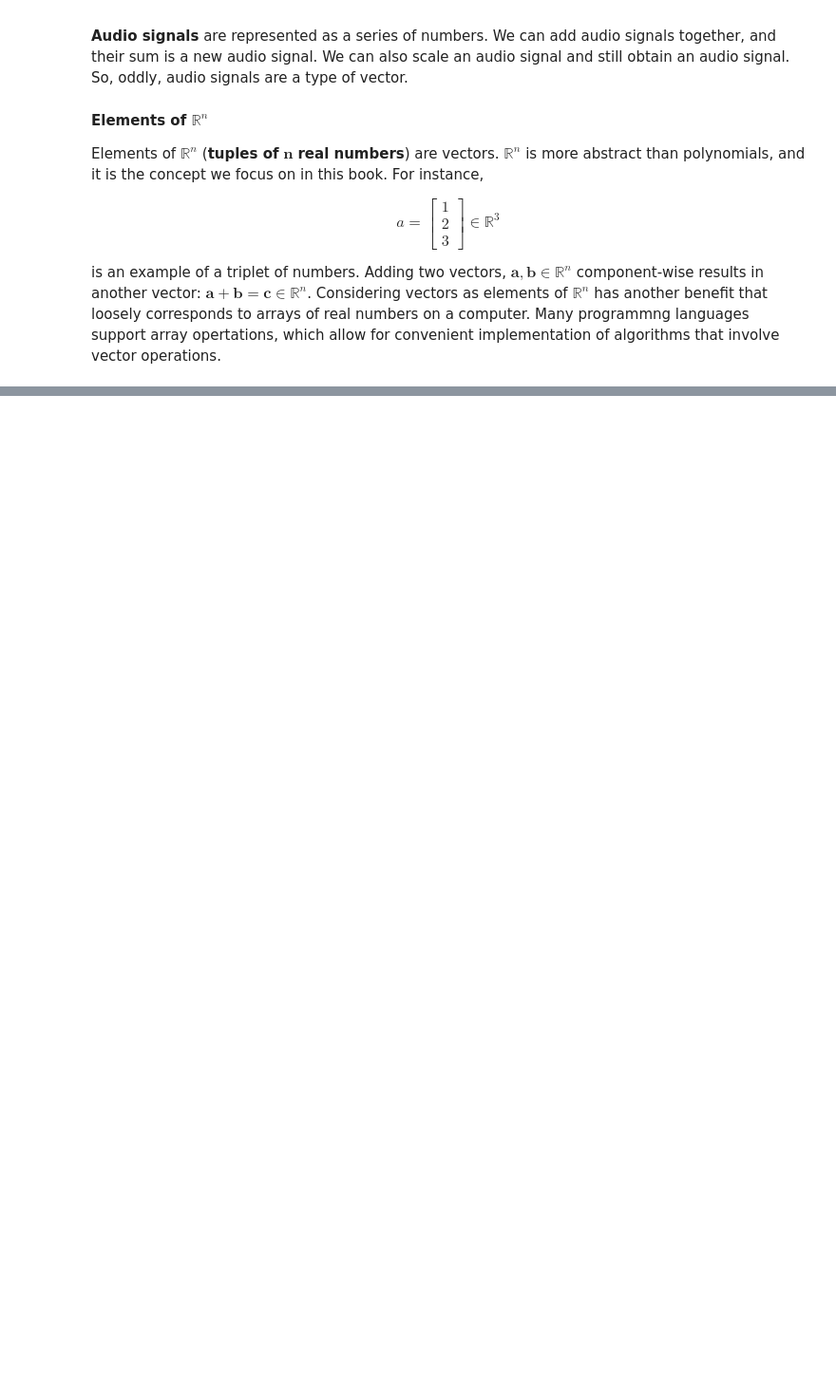
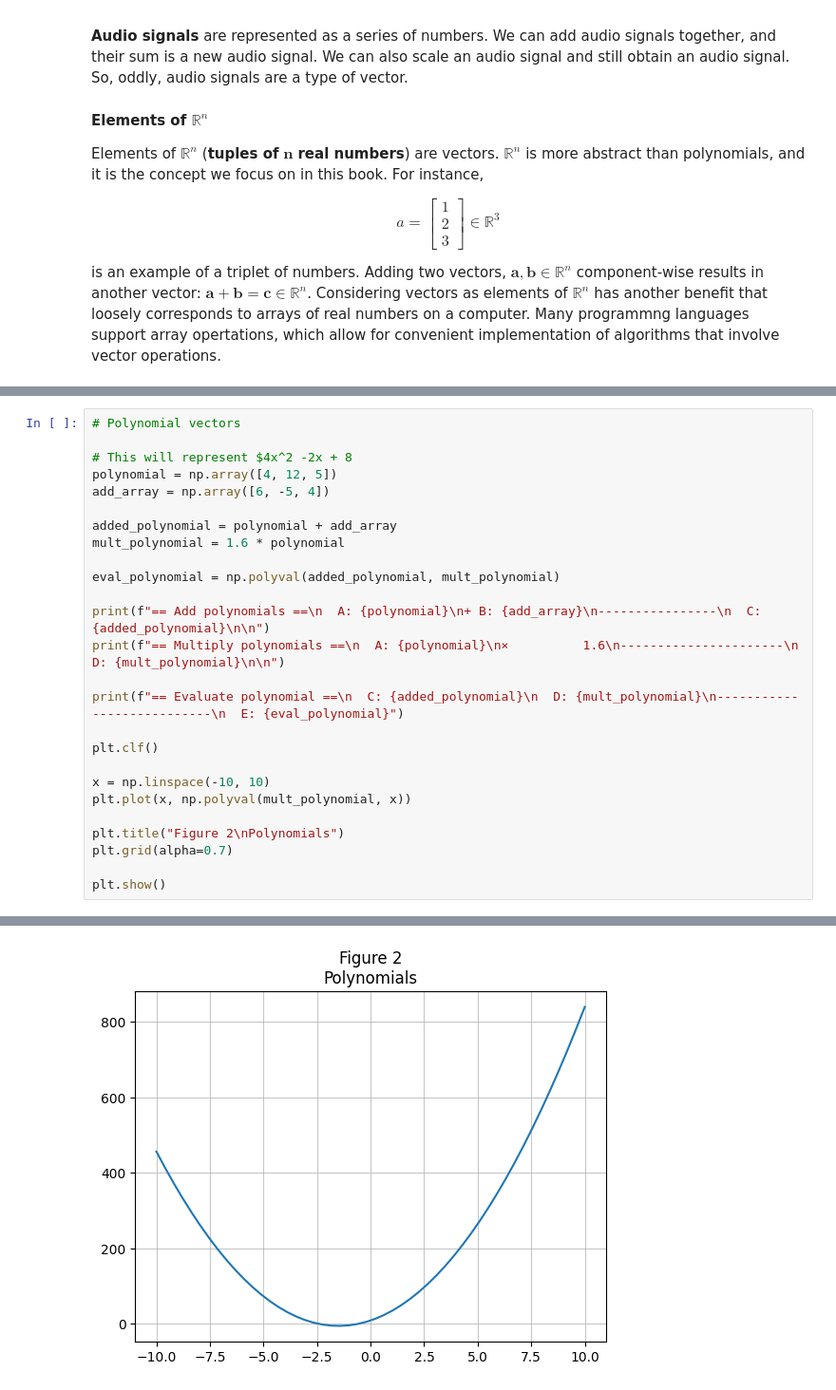
Before and after one commit to cwrightlibrary/Learning-PyTorch, a Jupyter notebook: mathematics-for-machine-learning/2-linear-algebra.ipynb, the cells around one changed output, grey strips where cells are left out. Shown at 95% size. Saved outputs shown, nothing was run; the diff lists cells and outputs as text; blank space fills up the shorter version.

```diff
--- a/mathematics-for-machine-learning/2-linear-algebra.ipynb
+++ b/mathematics-for-machine-learning/2-linear-algebra.ipynb
@@ -169,0 +124,27 @@ Let's take a quick break from the textbook and do a few quick Python projects to
+# %%
+# Polynomial vectors
+
+# This will represent $4x^2 -2x + 8
+polynomial = np.array([4, 12, 5])
+add_array = np.array([6, -5, 4])
+
+added_polynomial = polynomial + add_array
+mult_polynomial = 1.6 * polynomial
+
+eval_polynomial = np.polyval(added_polynomial, mult_polynomial)
+
+print(f"== Add polynomials ==\n  A: {polynomial}\n+ B: {add_array}\n----------------\n  C: {added_polynomial}\n\n")
+print(f"== Multiply polynomials ==\n  A: {polynomial}\n×          1.6\n----------------------\n  D: {mult_polynomial}\n\n")
+
+print(f"== Evaluate polynomial ==\n  C: {added_polynomial}\n  D: {mult_polynomial}\n---------------------------\n  E: {eval_polynomial}")
+
+plt.clf()
+
+x = np.linspace(-10, 10)
+plt.plot(x, np.polyval(mult_polynomial, x))
+
+plt.title("Figure 2\nPolynomials")
+plt.grid(alpha=0.7)
+
+plt.show()
+# %% [output]
@@ -169,0 +170 @@ Let's take a quick break from the textbook and do a few quick Python projects to
+[figure, added]
```
Also changed, not shown: parts of 12 cells of this notebook.
